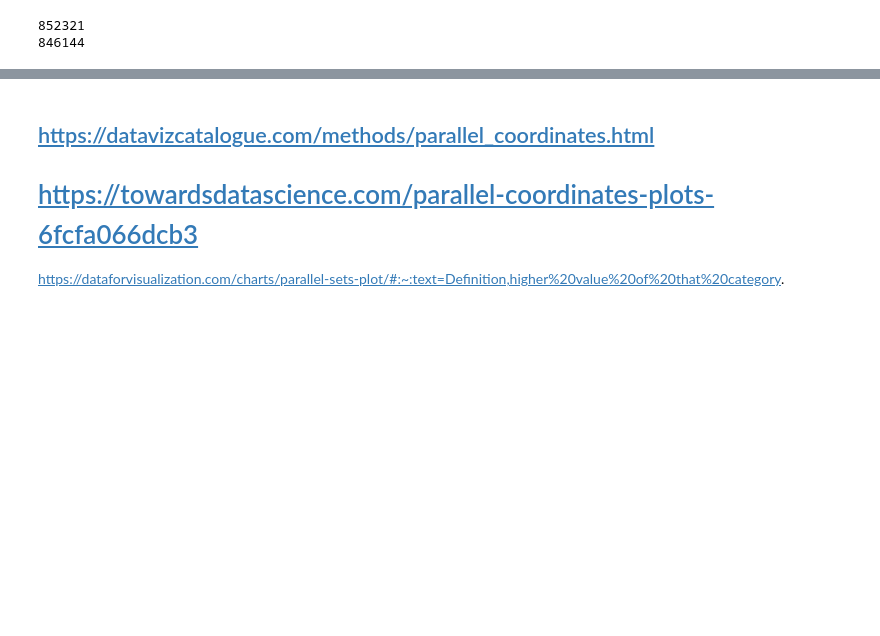
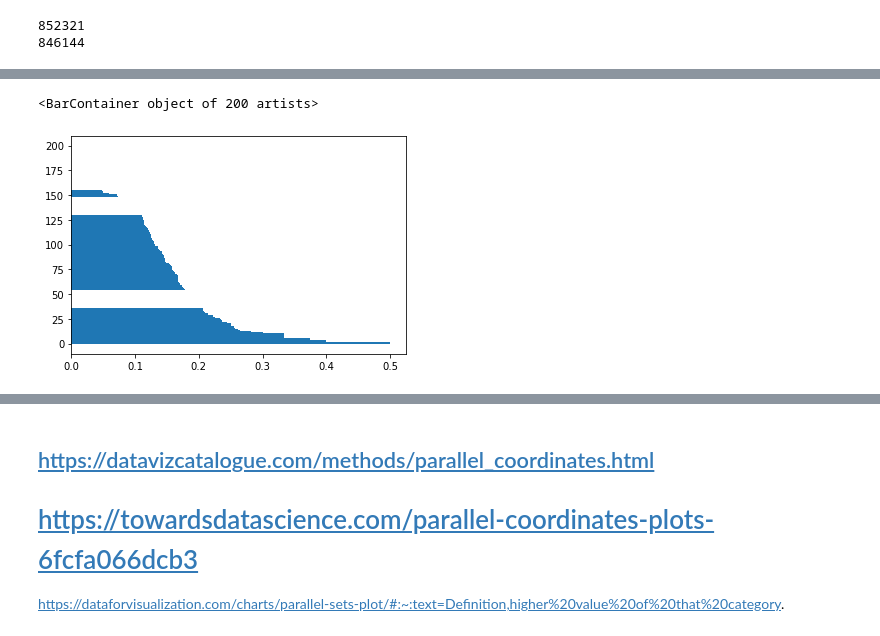
Before and after one commit to GaborJenei/DS-Stackoverflow-Survey, a Jupyter notebook: 01_Intro_to_DS/3_BlogPost/Udacity DSND Project1_BlogPost.ipynb, the cells around one changed output, grey strips where cells are left out. Saved outputs shown, nothing was run; the diff lists cells and outputs as text; code cells hidden in the pictures; blank space fills up the shorter version.

Commit message:
Q4 Figures and Q5 optimal eps

```diff
--- a/01_Intro_to_DS/3_BlogPost/Udacity DSND Project1_BlogPost.ipynb
+++ b/01_Intro_to_DS/3_BlogPost/Udacity DSND Project1_BlogPost.ipynb
@@ -303,0 +192,6 @@ sns.barplot(x='Label', y="KSI", data=df_ksi_props, color='blue');
+# %%
+df_ksi_counts = df_casualties_conditions.value_counts(subset=condition_cols+['Casualty_Severity']).unstack()
+df_ksi_props = df_ksi_counts[['Fatal', 'Serious']].sum(1) / df_ksi_counts.sum(axis=1)
+
+df_ksi_props = df_ksi_props.to_frame().reset_index()
+df_ksi_props.rename(columns={0:'KSI'}, inplace=True)
@@ -303,0 +207,8 @@ sns.barplot(x='Label', y="KSI", data=df_ksi_props, color='blue');
+# %%
+# df_ksi_props.sort_values(by='KSI', ascending=False).reset_index().plot.line(y='KSI')
+
+plt.barh(y=df_ksi_props.sort_values(by='KSI', ascending=False).reset_index().index,
+         width=df_ksi_props.sort_values(by='KSI', ascending=False).reset_index()['KSI'])
+# %% [output]
+<BarContainer object of 200 artists>
+[figure, added]
```
Also changed, not shown: parts of 49 cells of this notebook.
